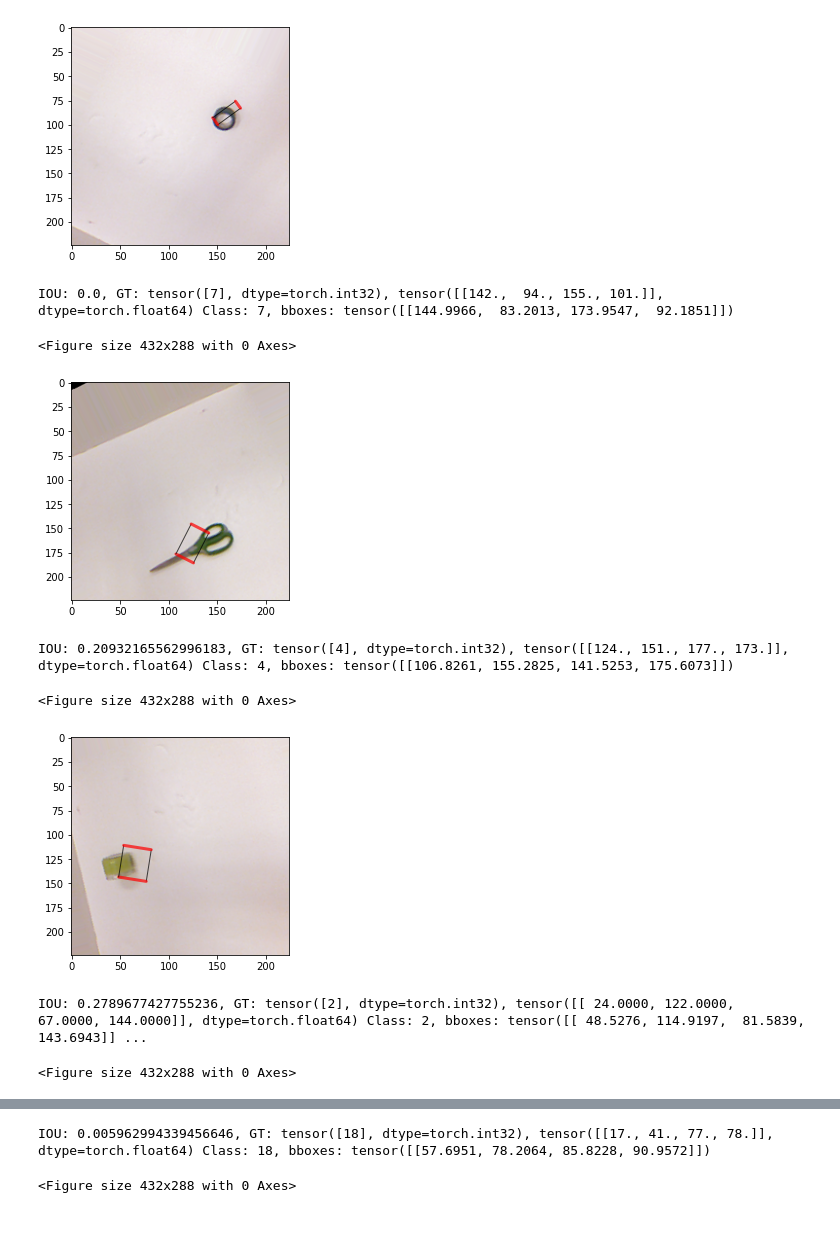
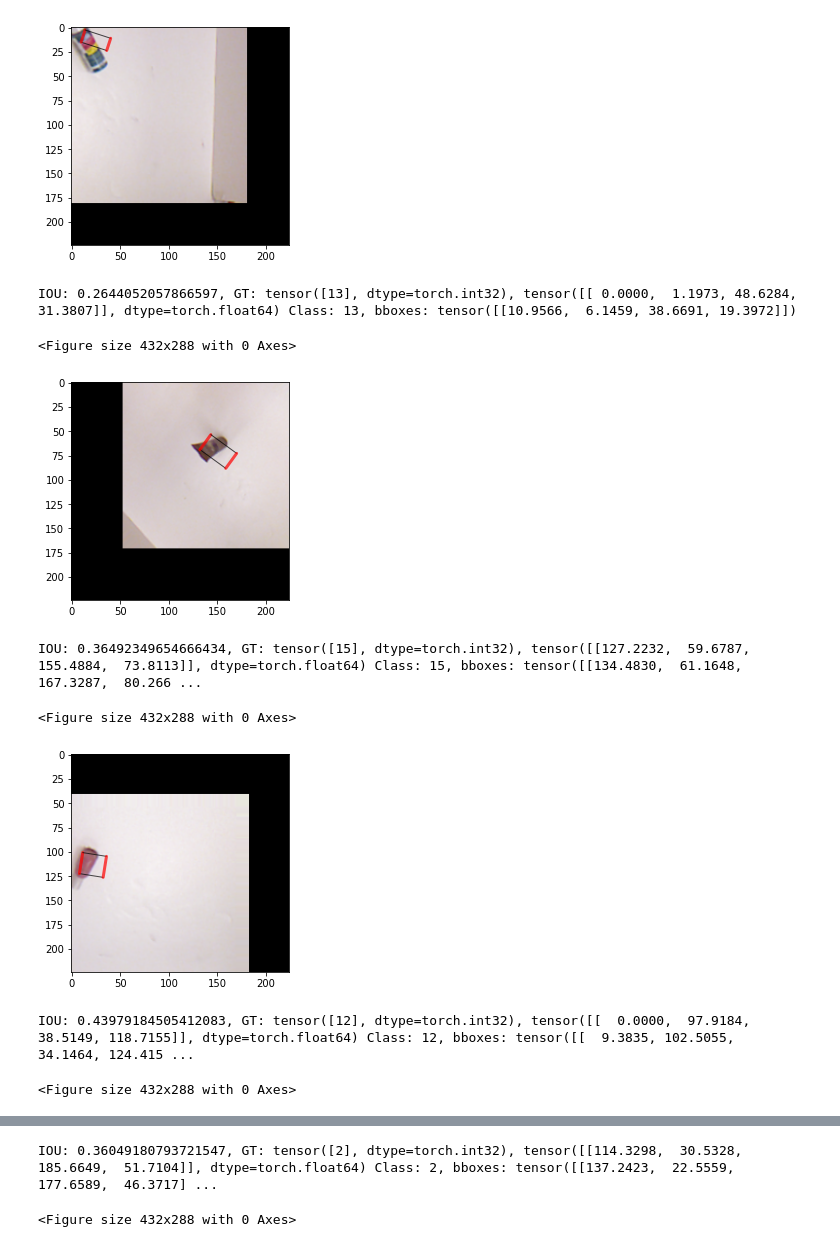
Before and after one commit to SrinidhiBharadwaj/GraspFormer, a Jupyter notebook: test_detr.ipynb, the cells around one changed output, grey strips where cells are left out. Drawn from its saved outputs; the diff is of its cells as text; code cells hidden in the pictures.

```diff
--- a/test_detr.ipynb
+++ b/test_detr.ipynb
@@ -8,10 +8,11 @@ from model import detr_simplified, DETR, DETRModel
 from cornell_dataset import CornellDataset
 from view_bbox import draw_bbox
 # %%
-model = DETRModel(20, 16)
-loaded_model = torch.load("overfit-checkpoints/model_34.ckpt")
+model = DETRModel(num_classes=20, num_queries=8)
+loaded_model = torch.load("model_389.ckpt")
 
 model.load_state_dict(loaded_model["model"])
 model.eval()
+m = 0
 # %% [output]
 Using cache found in /home/sbhara/.cache/torch/hub/facebookresearch_detr_main
@@ -72,37 +56,44 @@ def iou(box1,box2):
 # %%
 device = "cuda" if torch.cuda.is_available() else "cpu"
 model.to(device)
+final_iou = 0
+correct_pred = 0
 for i, (x_val, y_val) in enumerate(train_loader):
     x_val = x_val.to(device)
     box = y_val
     output = model(x_val)
     bbox = output["pred_boxes"]
     labels = output["pred_logits"]
 
     probas = labels.softmax(-1)
     #print( bbox * 224)
     probas = torch.argmax(probas, dim=2, keepdim=True)
     idx = torch.argmax(probas)
+
     pred_class = probas[:, idx].squeeze().cpu().numpy()
-
     bbox_pred = bbox[:, idx].detach().cpu() * 224
 
     x_val = inv_normalize(x_val)
+
     draw_func = draw_bbox(bbox_pred.squeeze(0).detach().cpu().numpy(), pred_class)
     draw_func.draw_rotated_box(x_val[0].permute(1, 2, 0).cpu().numpy())
     iou_calc = iou(y_val[1].squeeze(0).detach().cpu().numpy()*224, bbox_pred.squeeze(0).detach().cpu().numpy())
+    final_iou += iou_calc
+    if pred_class == y_val[0].numpy():
+        correct_pred += 1
 
     print(f"IOU: {iou_calc}, GT: {y_val[0]}, {y_val[1]*224} Class: {pred_class}, bboxes: {bbox_pred}")
     i+=1
     if i == 10:
+        print(f"Mean IoU: {final_iou/i * 100}, accuracy: {correct_pred/i * 100}")
         break
 # %% [output]
-[figure, old version]
+[figure, new version]
-IOU: 0.0, GT: tensor([7], dtype=torch.int32), tensor([[142.,  94., 155., 101.]], dtype=torch.float64) Class: 7, bboxes: tensor([[144.9966,  83.2013, 173.9547,  92.1851]])
+IOU: 0.2644052057866597, GT: tensor([13], dtype=torch.int32), tensor([[ 0.0000,  1.1973, 48.6284, 31.3807]], dtype=torch.float64) Class: 13, bboxes: tensor([[10.9566,  6.1459, 38.6691, 19.3972]])
 <Figure size 432x288 with 0 Axes>
-[figure, old version]
+[figure, new version]
-IOU: 0.20932165562996183, GT: tensor([4], dtype=torch.int32), tensor([[124., 151., 177., 173.]], dtype=torch.float64) Class: 4, bboxes: tensor([[106.8261, 155.2825, 141.5253, 175.6073]])
+IOU: 0.36492349654666434, GT: tensor([15], dtype=torch.int32), tensor([[127.2232,  59.6787, 155.4884,  73.8113]], dtype=torch.float64) Class: 15, bboxes: tensor([[134.4830,  61.1648, 167.3287,  80.266 ...
 <Figure size 432x288 with 0 Axes>
-[figure, old version]
+[figure, new version]
-IOU: 0.2789677427755236, GT: tensor([2], dtype=torch.int32), tensor([[ 24.0000, 122.0000,  67.0000, 144.0000]], dtype=torch.float64) Class: 2, bboxes: tensor([[ 48.5276, 114.9197,  81.5839, 143.6943]] ...
+IOU: 0.43979184505412083, GT: tensor([12], dtype=torch.int32), tensor([[  0.0000,  97.9184,  38.5149, 118.7155]], dtype=torch.float64) Class: 12, bboxes: tensor([[  9.3835, 102.5055,  34.1464, 124.415 ...
 <Figure size 432x288 with 0 Axes>
@@ -110,3 +101,3 @@ IOU: 0.2789677427755236, GT: tensor([2], dtype=torch.int32), tensor([[ 24.0000,
-IOU: 0.005962994339456646, GT: tensor([18], dtype=torch.int32), tensor([[17., 41., 77., 78.]], dtype=torch.float64) Class: 18, bboxes: tensor([[57.6951, 78.2064, 85.8228, 90.9572]])
+IOU: 0.36049180793721547, GT: tensor([2], dtype=torch.int32), tensor([[114.3298,  30.5328, 185.6649,  51.7104]], dtype=torch.float64) Class: 2, bboxes: tensor([[137.2423,  22.5559, 177.6589,  46.3717] ...
 <Figure size 432x288 with 0 Axes>
 ... (18 outputs left out)
```
Also changed, not shown: parts of 2 cells of this notebook, 10 other files.
